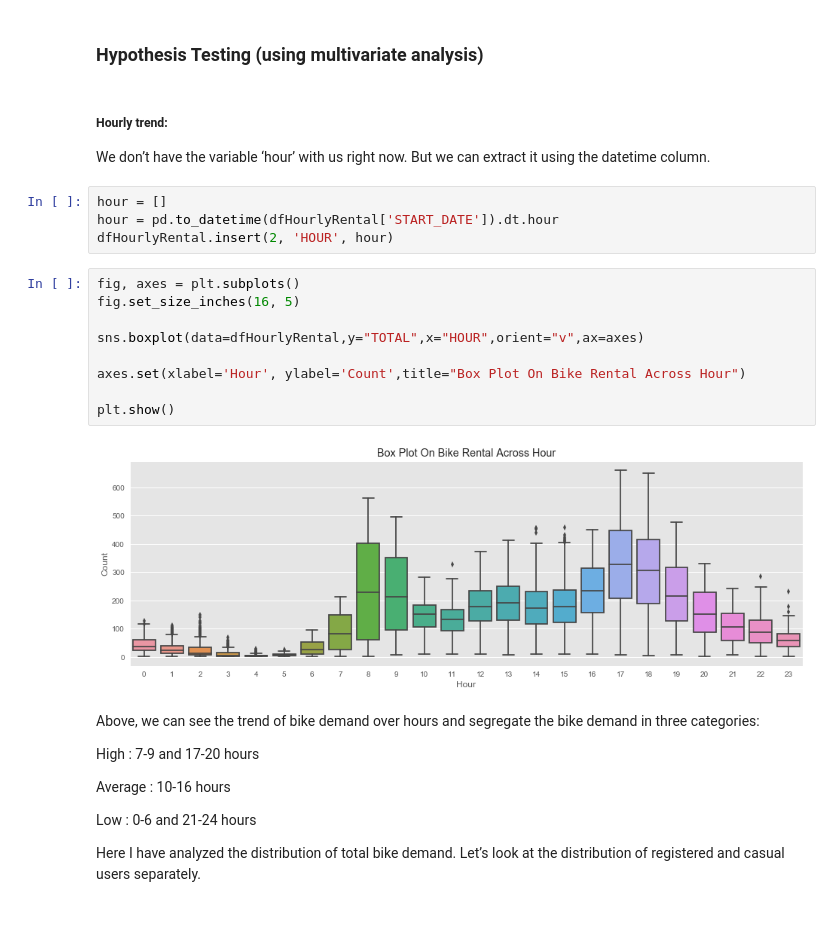
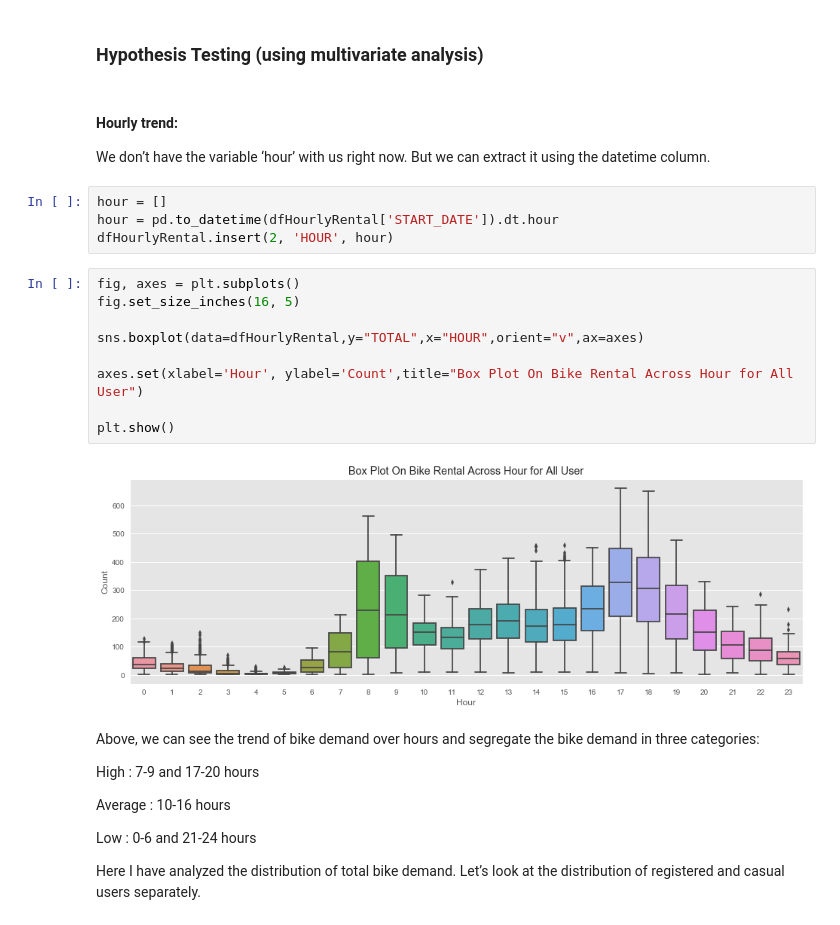
Before and after one commit to msubhabrata3/hubway-trip-analysis, a Jupyter notebook: Hubway-trip.ipynb, the cells around one changed output. Saved outputs shown, nothing was run; the diff lists cells and outputs as text.

```diff
--- a/Hubway-trip.ipynb
+++ b/Hubway-trip.ipynb
@@ -536,7 +536,7 @@ plt.show()
 # %% [markdown]
 ### Hypothesis Testing (using multivariate analysis)
 # %% [markdown]
-##### Hourly trend:
+#### Hourly trend:
 We don’t have the variable ‘hour’ with us right now. But we can extract it using the datetime column.
 # %%
 hour = []
@@ -545,14 +545,14 @@ dfHourlyRental.insert(2, 'HOUR', hour)
 # %%
 fig, axes = plt.subplots()
 fig.set_size_inches(16, 5)
 
 sns.boxplot(data=dfHourlyRental,y="TOTAL",x="HOUR",orient="v",ax=axes)
 
-axes.set(xlabel='Hour', ylabel='Count',title="Box Plot On Bike Rental Across Hour")
+axes.set(xlabel='Hour', ylabel='Count',title="Box Plot On Bike Rental Across Hour for All User")
 
 plt.show()
 # %% [output]
-[figure, old version]
+[figure, new version]
 # %% [markdown]
 Above, we can see the trend of bike demand over hours and segregate the bike demand in three categories:
 
```
Also changed, not shown: parts of 37 cells of this notebook.
